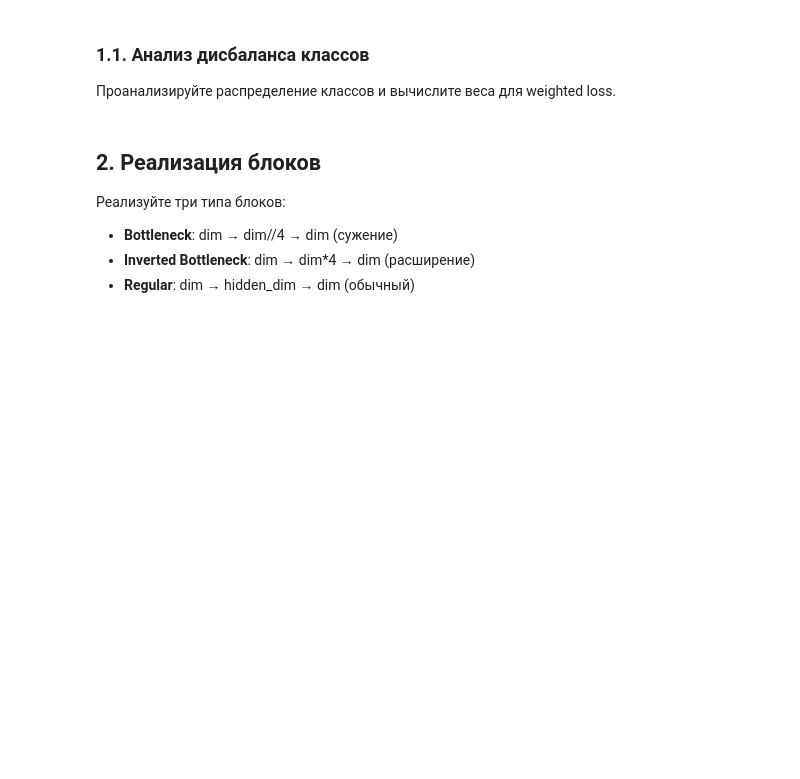
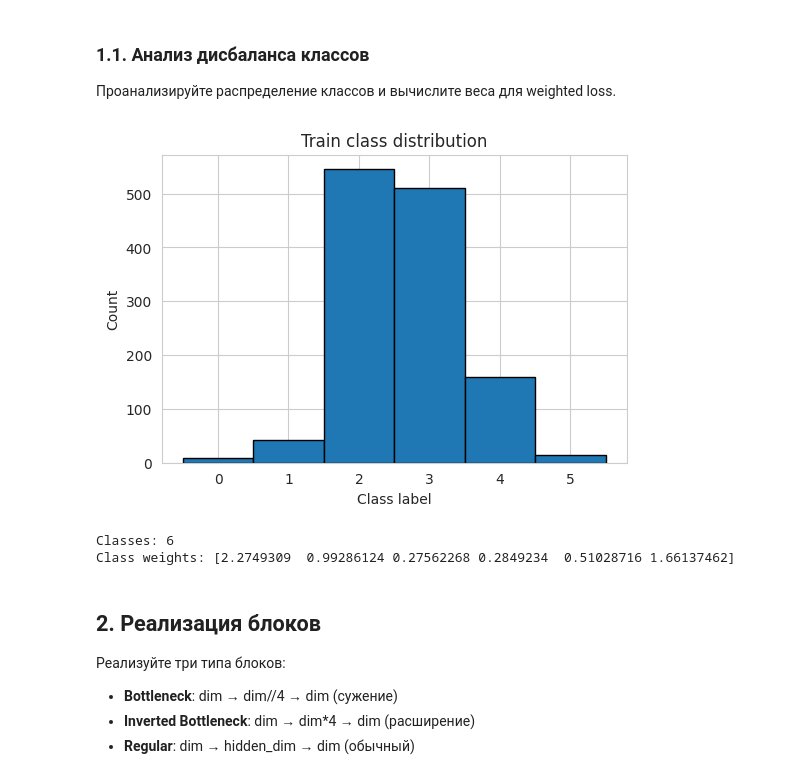
Before and after one commit to ivanPy1/Deep_learning_MISIS, a Jupyter notebook: homework_2_multi_branch_classification/hw_multi_branch_classification.ipynb, the cells around one changed output. Saved outputs shown, nothing was run; the diff lists cells and outputs as text; code cells hidden in the pictures; blank space fills up the shorter version.

```diff
--- a/homework_2_multi_branch_classification/hw_multi_branch_classification.ipynb
+++ b/homework_2_multi_branch_classification/hw_multi_branch_classification.ipynb
@@ -127,3 +55,37 @@ print(f'\nUsing aggressive F1 weights: {class_weights}')
+# %%
+# TODO: Получите метки классов из train_dataset
+# Hint: dm.train_dataset[i] возвращает (X, y)
+
+train_labels = [dm.train_dataset[i][1].item() for i in range(len(dm.train_dataset))]
+
+# TODO: Постройте гистограмму распределения классов
+plt.figure(figsize=(6,4))
+plt.hist(train_labels, bins=np.arange(min(train_labels)-0.5, max(train_labels)+1.5, 1), edgecolor='black')
+plt.xlabel('Class label')
+plt.ylabel('Count')
+plt.title('Train class distribution')
+plt.show()
+
+# TODO: Вычислите веса классов используя compute_class_weight
+n_classes = dm.n_classes
+
+
+class_weights_balanced = compute_class_weight(
+    class_weight='balanced',
+    classes=np.arange(n_classes),
+    y=train_labels
+)
+
+alpha = 0.5
+weights = class_weights_balanced ** alpha
+class_weights = weights * (len(weights) / weights.sum())
+
+print(f'Classes: {n_classes}')
+print(f'Class weights: {class_weights}')
+# %% [output]
+[figure, added]
+Classes: 6
+Class weights: [2.2749309  0.99286124 0.27562268 0.2849234  0.51028716 1.66137462]
 # %% [markdown]
 ## 2. Реализация блоков
 
```
Also changed, not shown: parts of 11 cells of this notebook, 5 other files.
